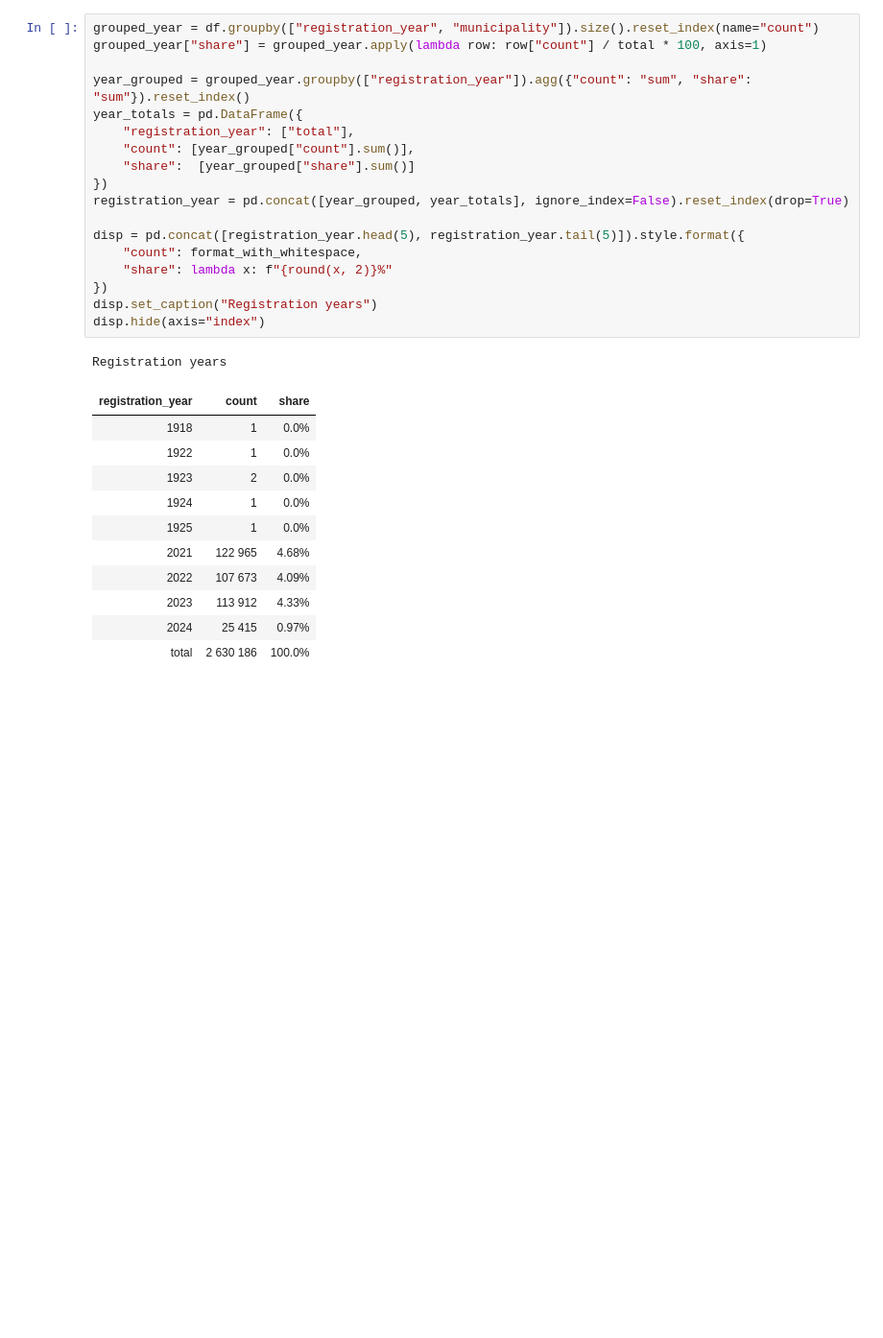
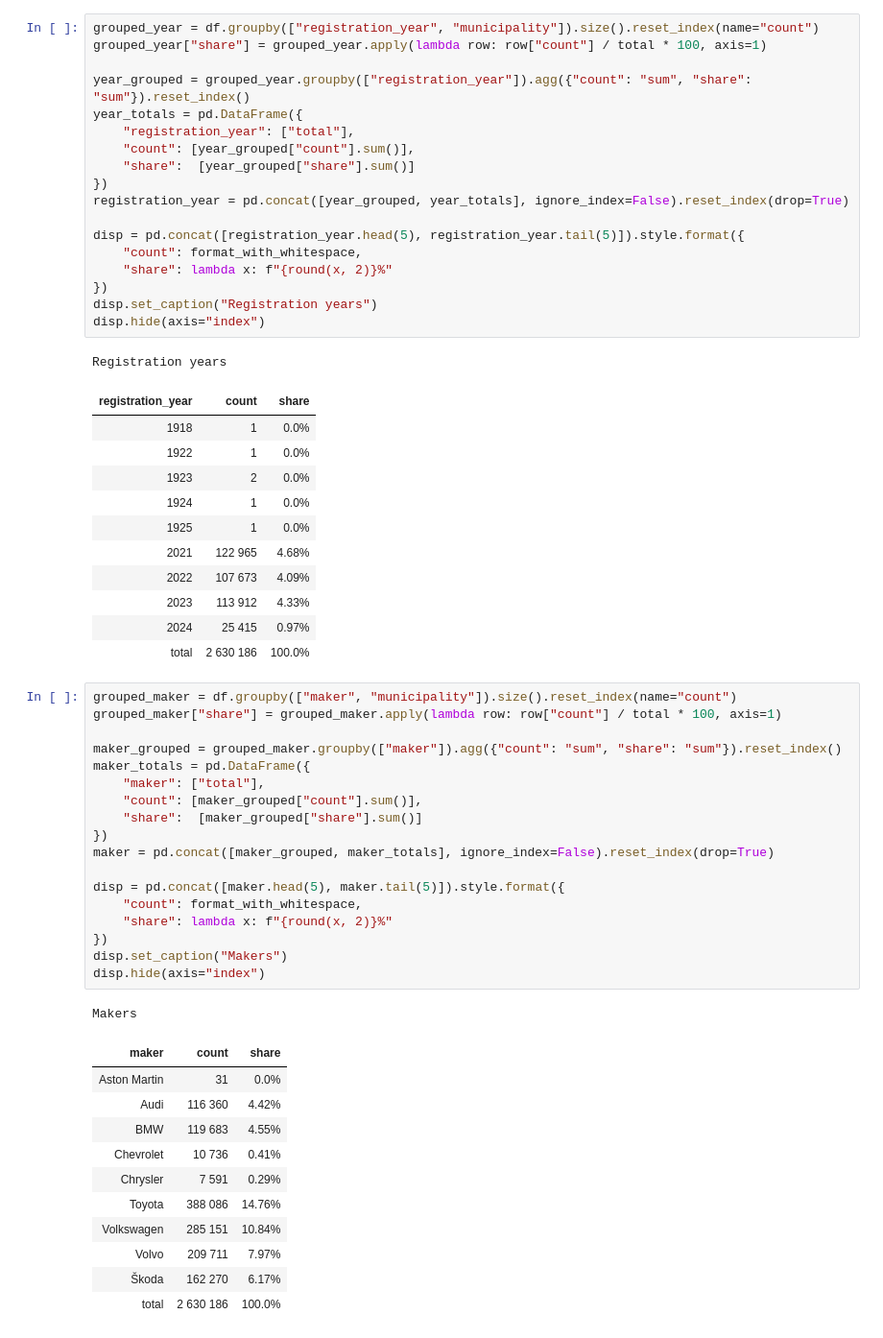
Before and after one commit to Tsingis/trafi-data, a Jupyter notebook: data/data.ipynb, the cells around one changed output. Shown: that part at 96% size. Cells and saved outputs as stored; diff of their text form; blank space fills up the shorter version.

```diff
--- a/data/data.ipynb
+++ b/data/data.ipynb
@@ -283,6 +365,37 @@ Registration years
 | 2023 | 113 912 | 4.33% |
 | 2024 | 25 415 | 0.97% |
 | total | 2 630 186 | 100.0% |
+# %%
+grouped_maker = df.groupby(["maker", "municipality"]).size().reset_index(name="count")
+grouped_maker["share"] = grouped_maker.apply(lambda row: row["count"] / total * 100, axis=1)
+
+maker_grouped = grouped_maker.groupby(["maker"]).agg({"count": "sum", "share": "sum"}).reset_index()
+maker_totals = pd.DataFrame({
+    "maker": ["total"],
+    "count": [maker_grouped["count"].sum()],
+    "share":  [maker_grouped["share"].sum()]
+})
+maker = pd.concat([maker_grouped, maker_totals], ignore_index=False).reset_index(drop=True)
+
+disp = pd.concat([maker.head(5), maker.tail(5)]).style.format({
+    "count": format_with_whitespace,
+    "share": lambda x: f"{round(x, 2)}%"
+})
+disp.set_caption("Makers")
+disp.hide(axis="index")
+# %% [output]
+Makers
+| maker | count | share |
+| Aston Martin | 31 | 0.0% |
+| Audi | 116 360 | 4.42% |
+| BMW | 119 683 | 4.55% |
+| Chevrolet | 10 736 | 0.41% |
+| Chrysler | 7 591 | 0.29% |
+| Toyota | 388 086 | 14.76% |
+| Volkswagen | 285 151 | 10.84% |
+| Volvo | 209 711 | 7.97% |
+| Škoda | 162 270 | 6.17% |
+| total | 2 630 186 | 100.0% |
 # %%
 driving_forces = set(grouped_driving["driving_force"])
 colors = set(grouped_color["color"])
```
Also changed, not shown: parts of 3 cells of this notebook, 5 other files.
